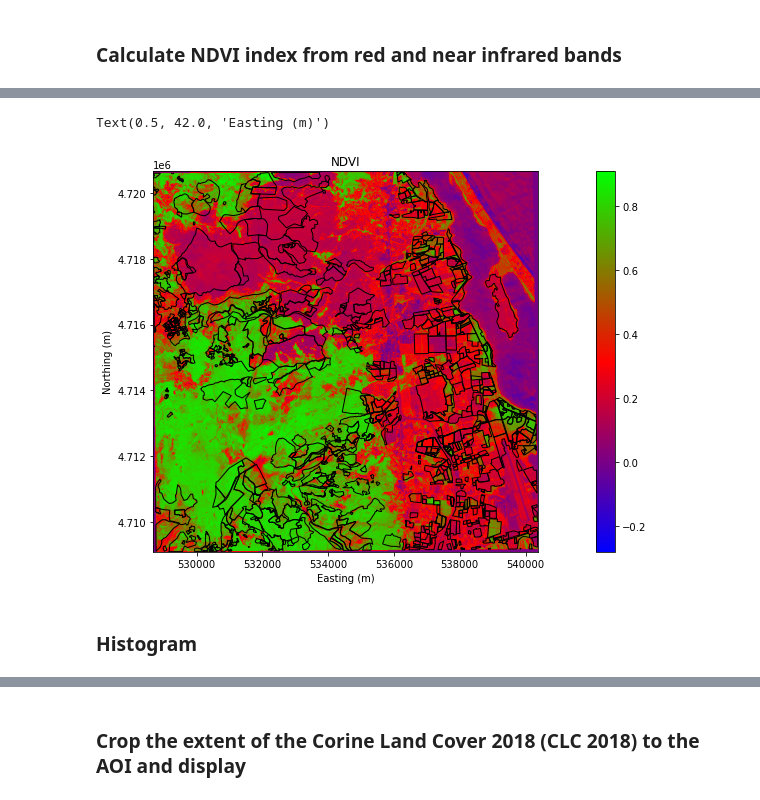
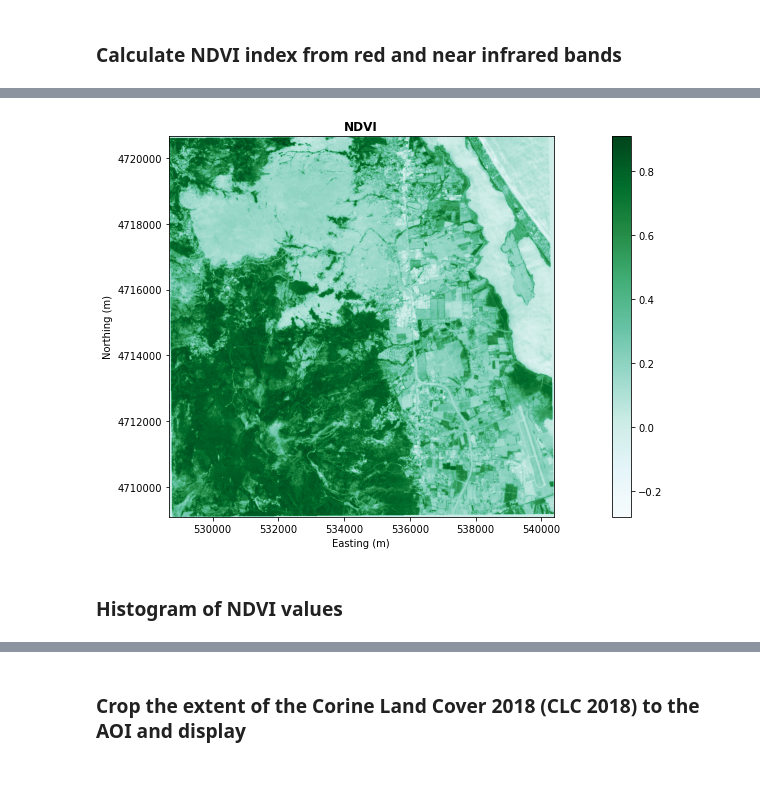
Before and after one commit to wekeo/DEFUNCT-wekeo-jupyter-lab, a Jupyter notebook: land/NDVI_S2-processing.ipynb, the cells around one changed output, grey strips where cells are left out. Saved outputs shown, nothing was run; the diff lists cells and outputs as text; code cells hidden in the pictures.

```diff
--- a/land/NDVI_S2-processing.ipynb
+++ b/land/NDVI_S2-processing.ipynb
@@ -98,22 +141,21 @@ with rio.open(os.path.join(data_path, "S2_NDVI_masked.tif"), "w", **out_meta) as
 # %%
 ndvi_aoi = rio.open(os.path.join(data_path, 'S2_NDVI_masked.tif'))
 
 fig, ax = plt.subplots(figsize=(21, 7))
 
 # use imshow so that we have something to map the colorbar to
 image_hidden_1 = ax.imshow(ndvi_aoi.read(1),
-                         cmap='brg')
+                         cmap='BuGn')
 
-LPIS_proj.plot(ax=ax, facecolor='none', edgecolor='k')
+# LPIS_proj.plot(ax=ax, facecolor='none', edgecolor='k')
 
-image = show(ndvi_aoi, ax=ax, cmap='brg', transform=ndvi_aoi.transform)
-ax.set(title="NDVI")
+image = show(ndvi_aoi, ax=ax, cmap='BuGn', transform=ndvi_aoi.transform, title ="NDVI")
 
 fig.colorbar(image_hidden_1, ax=ax)
 ax.set_ylabel("Northing (m)") #(WGS 84 / UTM zone 32N)
 ax.set_xlabel("Easting (m)")
+ax.ticklabel_format(axis = 'both', style = 'plain')
 # %% [output]
-Text(0.5, 42.0, 'Easting (m)')
-[figure, old version]
+[figure, new version]
 # %% [markdown]
-### Histogram
+### Histogram of NDVI values
```
Also changed, not shown: parts of 76 cells of this notebook, 1 other file.
